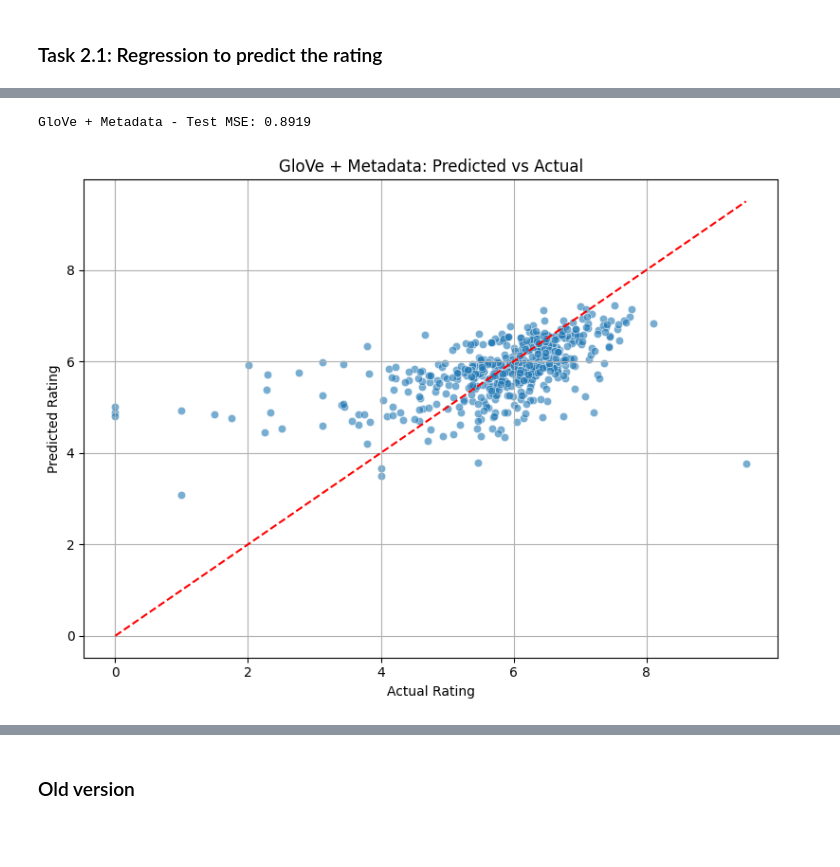
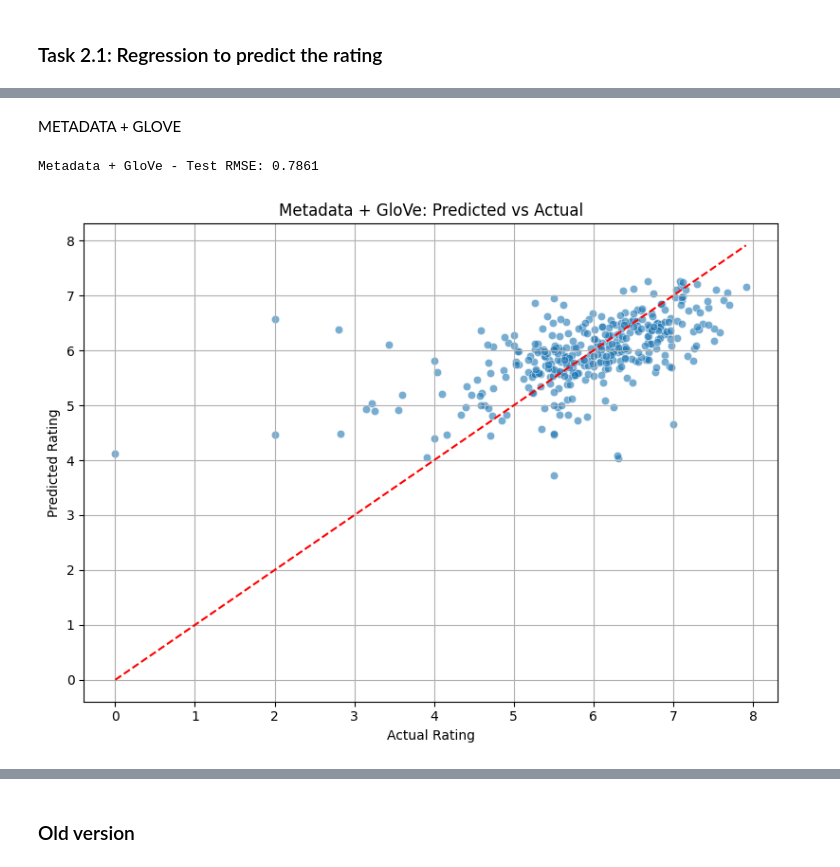
Before and after one commit to alexgaarciia/MLApps_BoardGames, a Jupyter notebook: mlapps_final_project.ipynb, the cells around one changed output, grey strips where cells are left out. Saved outputs shown, nothing was run; the diff lists cells and outputs as text; code cells hidden in the pictures; blank space fills up the shorter version.

```diff
--- a/mlapps_final_project.ipynb
+++ b/mlapps_final_project.ipynb
@@ -83,7 +106,7 @@ from sklearn.metrics import mean_squared_error
 # %% [markdown]
 ## Data loading
 # %%
-filename = "boardgames_2000.csv"
+filename = "boardgames_3000.csv"
 df = pd.read_csv(filename, sep=";")
 df.head()
 # %% [output]
@@ -546,7 +558,7 @@ df["glove_vector"] = df["clean_description"].apply(lambda x: get_glove_vector(x,
 X_glove = np.vstack(df["glove_vector"])
 
 # Metadata features
-X_meta = df[["complexity", "year"]].values
+X_meta = df[["complexity", "year", "minplayers", "maxplayers", "playingtime", "minage"]].values
 
 # One-hot encode for emotion + vibe
 encoder = OneHotEncoder(drop="first", sparse_output=False)
@@ -567,9 +579,10 @@ def train_and_evaluate(X, y, model_name="Model", regressor=None):
     regressor.fit(X_train, y_train)
     y_pred = regressor.predict(X_test)
     mse = mean_squared_error(y_test, y_pred)
-    print(f"{model_name} - Test MSE: {mse:.4f}")
+    rmse = np.sqrt(mse)
+    print(f"{model_name} - Test RMSE: {rmse:.4f}")
     plot_pred_vs_actual(y_test, y_pred, title=model_name)
-    return regressor
+    return regressor, mse, rmse
 
 def plot_pred_vs_actual(y_true, y_pred, title="Prediction Plot"):
     plt.figure(figsize=(8, 6))
@@ -603,6 +624,8 @@ GloVe Only - Test MSE: 1.1879
+# %% [markdown]
+METADATA + GLOVE
 # %%
-X_glove_meta = np.hstack([X_glove, X_meta])
-final_model = train_and_evaluate(X_glove_meta, y, model_name="GloVe + Metadata")
+X_glove_meta = np.hstack([X_glove, X_meta, X_tone])
+model_glove_meta = train_and_evaluate(X_glove_meta, y, model_name="Metadata + GloVe")
 # %% [output]
-GloVe + Metadata - Test MSE: 0.8919
+Metadata + GloVe - Test RMSE: 0.7861
-[figure, old version]
+[figure, new version]
```
Also changed, not shown: parts of 37 cells of this notebook.
